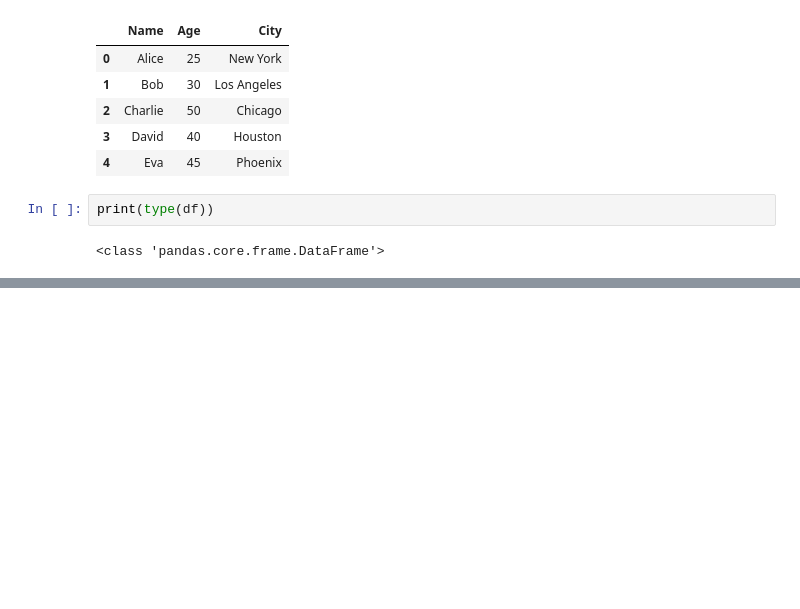
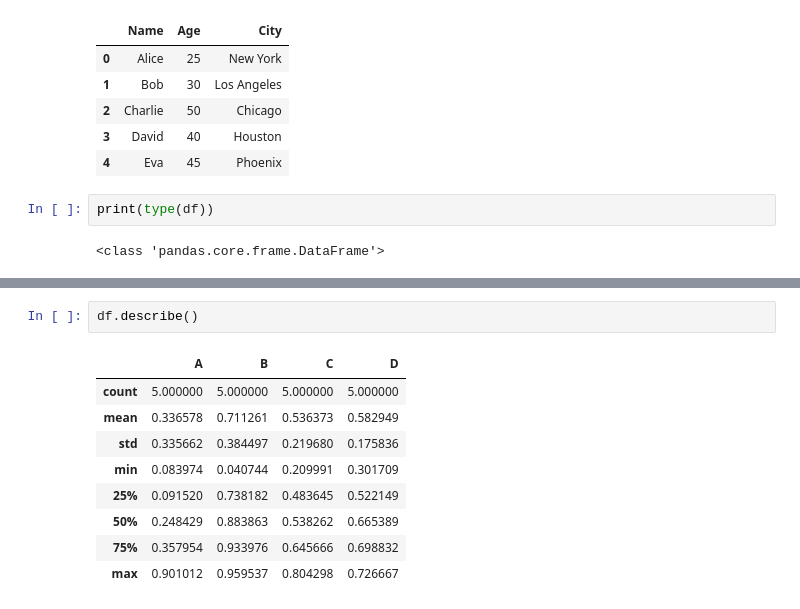
Before and after one commit to Maruf0275/Machine-Learning-CIT, a Jupyter notebook: Python-Libraries/Pandas.ipynb, the cells around one changed output, grey strips where cells are left out. Drawn from its saved outputs; the diff is of its cells as text; blank space fills up the shorter version.

```diff
--- a/Python-Libraries/Pandas.ipynb
+++ b/Python-Libraries/Pandas.ipynb
@@ -68,0 +273,12 @@ print(type(df))
+# %%
+df.describe()
+# %% [output]
+|  | A | B | C | D |
+| count | 5.000000 | 5.000000 | 5.000000 | 5.000000 |
+| mean | 0.336578 | 0.711261 | 0.536373 | 0.582949 |
+| std | 0.335662 | 0.384497 | 0.219680 | 0.175836 |
+| min | 0.083974 | 0.040744 | 0.209991 | 0.301709 |
+| 25% | 0.091520 | 0.738182 | 0.483645 | 0.522149 |
+| 50% | 0.248429 | 0.883863 | 0.538262 | 0.665389 |
+| 75% | 0.357954 | 0.933976 | 0.645666 | 0.698832 |
+| max | 0.901012 | 0.959537 | 0.804298 | 0.726667 |
```
Also changed, not shown: parts of 19 cells of this notebook.
